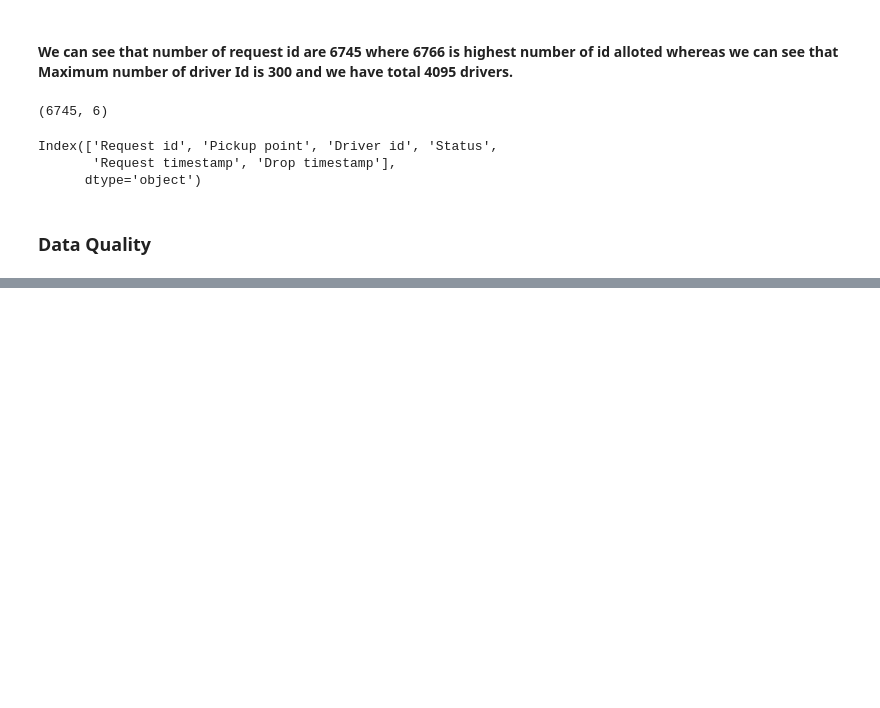
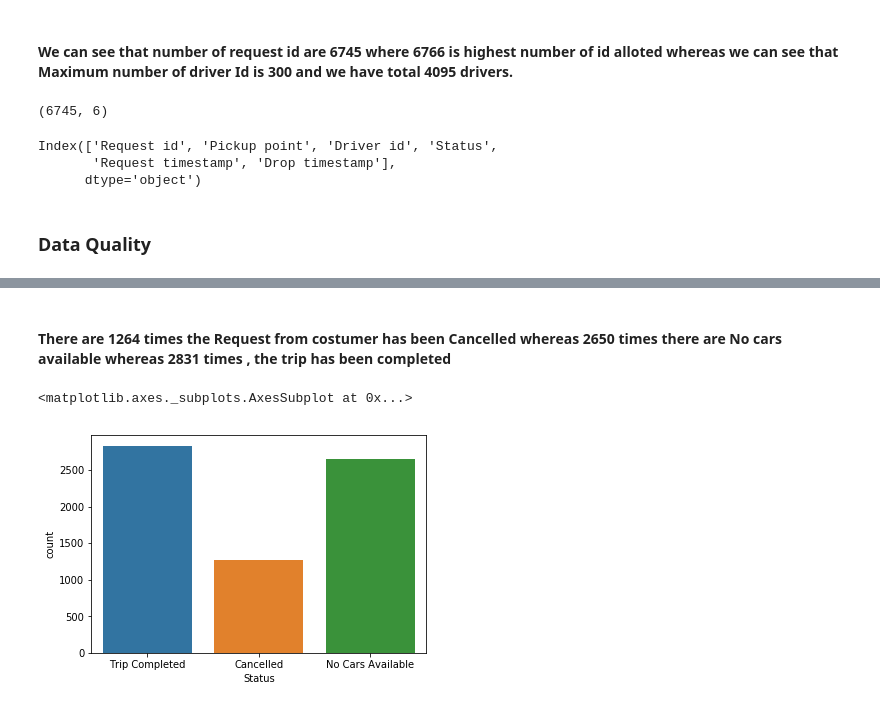
Before and after one commit to Akshay2224/Uber_Request_Data, a Jupyter notebook: Uber_Supply_EDA_Rpt.ipynb, the cells around one changed output, grey strips where cells are left out. Cells and saved outputs as stored; diff of their text form; code cells hidden in the pictures; blank space fills up the shorter version.

```diff
--- a/Uber_Supply_EDA_Rpt.ipynb
+++ b/Uber_Supply_EDA_Rpt.ipynb
@@ -85,0 +322,7 @@ Index(['Request id', 'Pickup point', 'Driver id', 'Status',
+# %% [markdown]
+#### There are 1264 times the Request from costumer has been Cancelled  whereas 2650 times there are No cars available whereas 2831 times , the trip has been completed
+# %%
+sns.countplot(df['Status'])
+# %% [output]
+<matplotlib.axes._subplots.AxesSubplot at 0x...>
+[figure, added]
```
Also changed, not shown: parts of 56 cells of this notebook.
